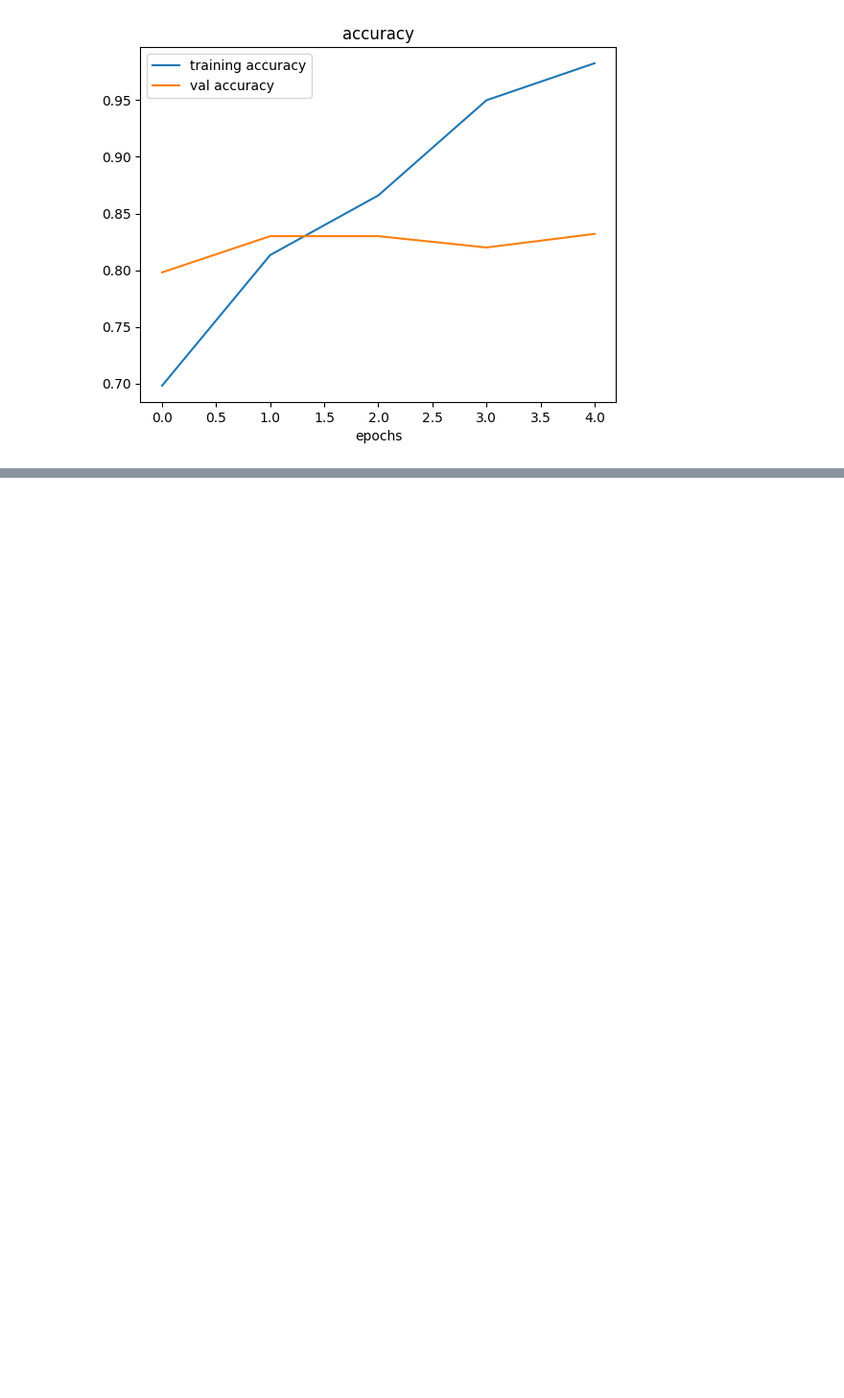
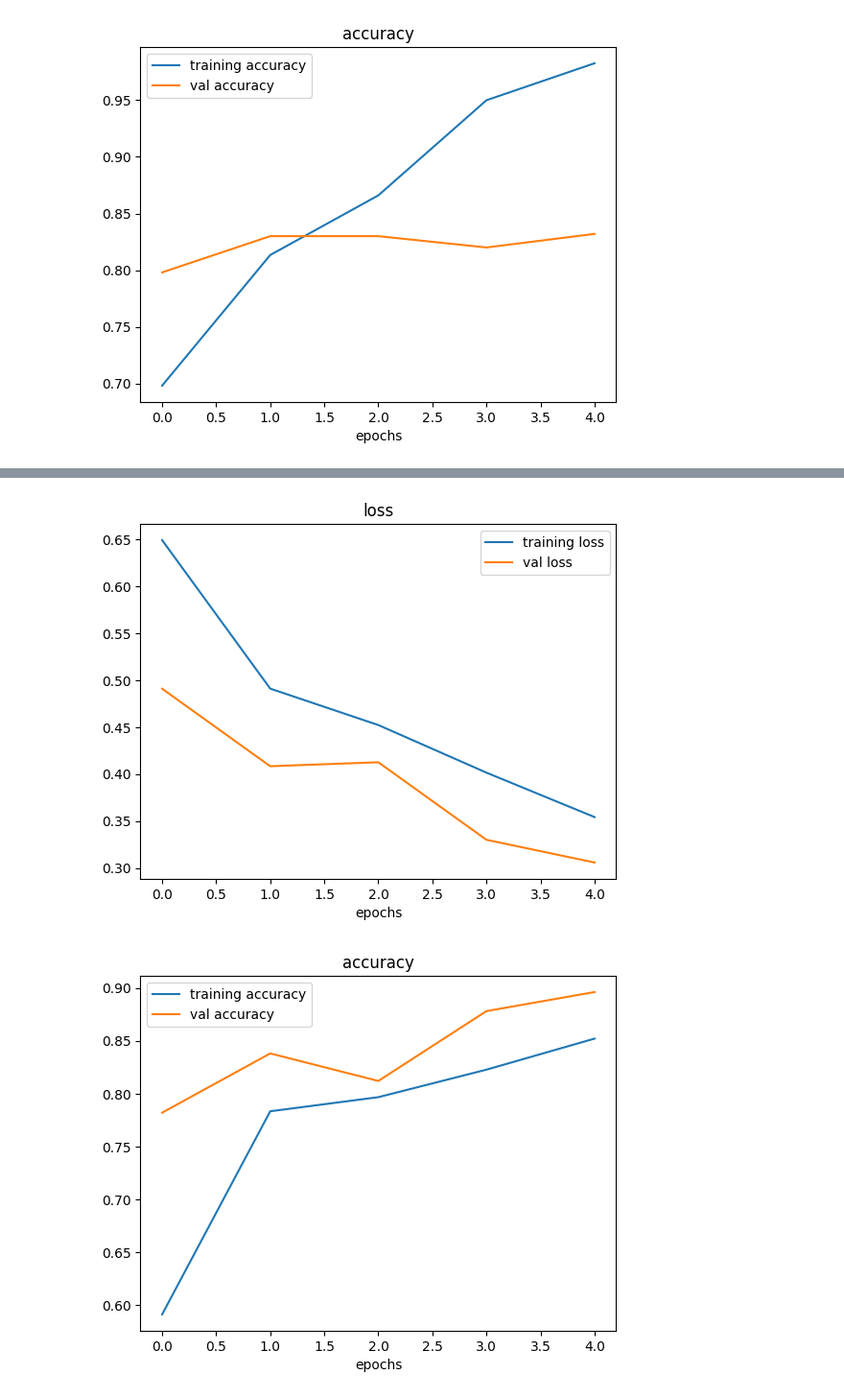
Before and after one commit to Zuhair0000/tensorflow_bootcamp, a Jupyter notebook: 03_introduction_to_computer_vision.ipynb, the cells around one changed output, grey strips where cells are left out. Shown at 96% size. Cells and saved outputs as stored; diff of their text form; code cells hidden in the pictures; blank space fills up the shorter version.

```diff
--- a/03_introduction_to_computer_vision.ipynb
+++ b/03_introduction_to_computer_vision.ipynb
@@ -473,3 +473,35 @@ plot_loss_curves(history_4)
 # %% [output]
 [figure]
 [figure]
+# %%
+model_5 = tf.keras.Sequential([
+    tf.keras.layers.Input(shape=(224, 224, 3)),
+    tf.keras.layers.Rescaling(1/255.),
+
+    tf.keras.layers.Conv2D(filters=10,
+                           kernel_size=(3, 3),
+                           strides=(1, 1),
+                           padding='valid',
+                           activation='relu'),
+    tf.keras.layers.MaxPool2D(pool_size=2),
+
+    tf.keras.layers.Conv2D(10, 3, activation='relu'),
+    tf.keras.layers.MaxPool2D(pool_size=2),
+
+    tf.keras.layers.Conv2D(10, 3, activation='relu'),
+    tf.keras.layers.MaxPool2D(pool_size=2),
+
+    tf.keras.layers.Flatten(),
+    tf.keras.layers.Dense(1, activation='sigmoid')
+])
+
+model_5.compile(loss='binary_crossentropy',
+                optimizer='Adam',
+                metrics=['accuracy'])
+
+history_5 = model_5.fit(train_data,
+            epochs=5,
+            steps_per_epoch=len(train_data),
+            validation_data = test_data,
+            validation_steps=len(test_data)
+            )
@@ -475,0 +519,5 @@ plot_loss_curves(history_4)
+# %%
+plot_loss_curves(history_5)
+# %% [output]
+[figure, added]
+[figure, added]
```
Also changed, not shown: parts of 2 cells of this notebook.
